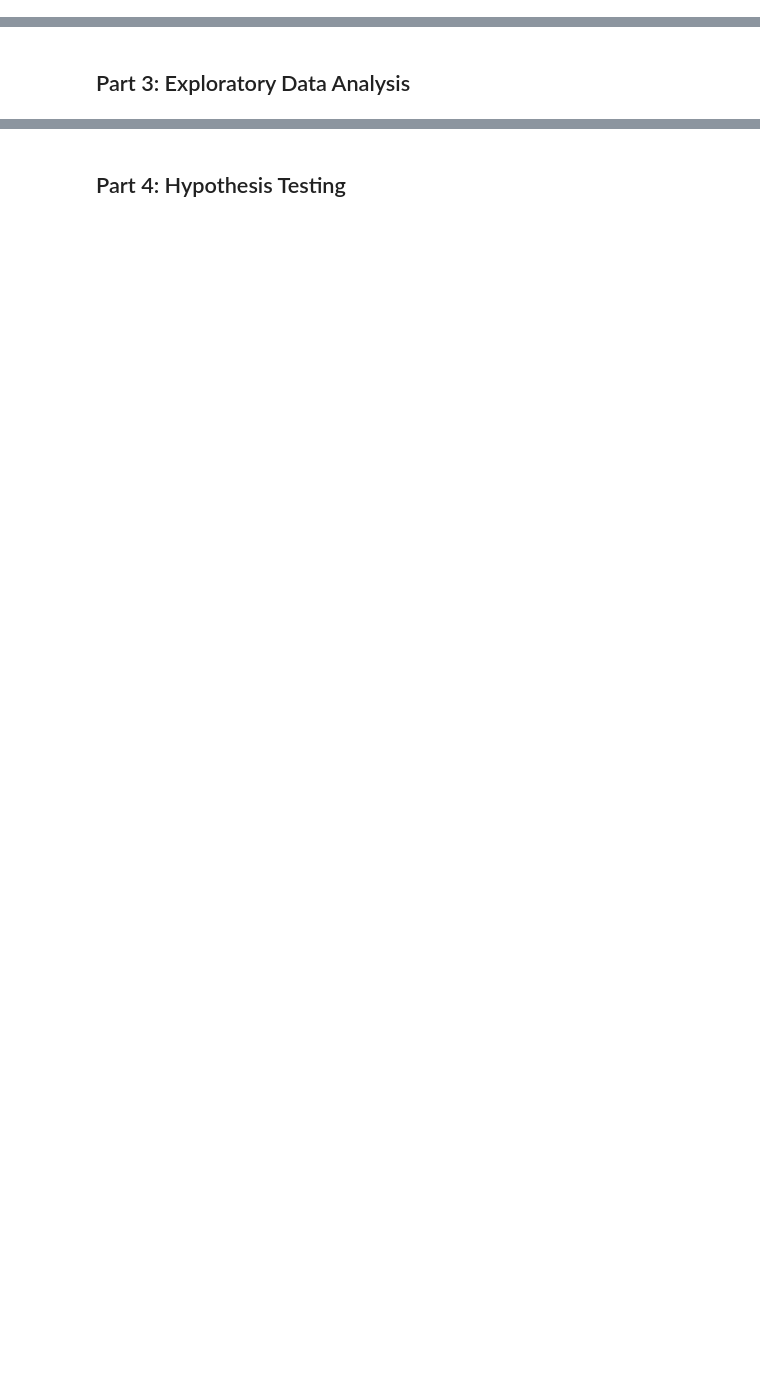
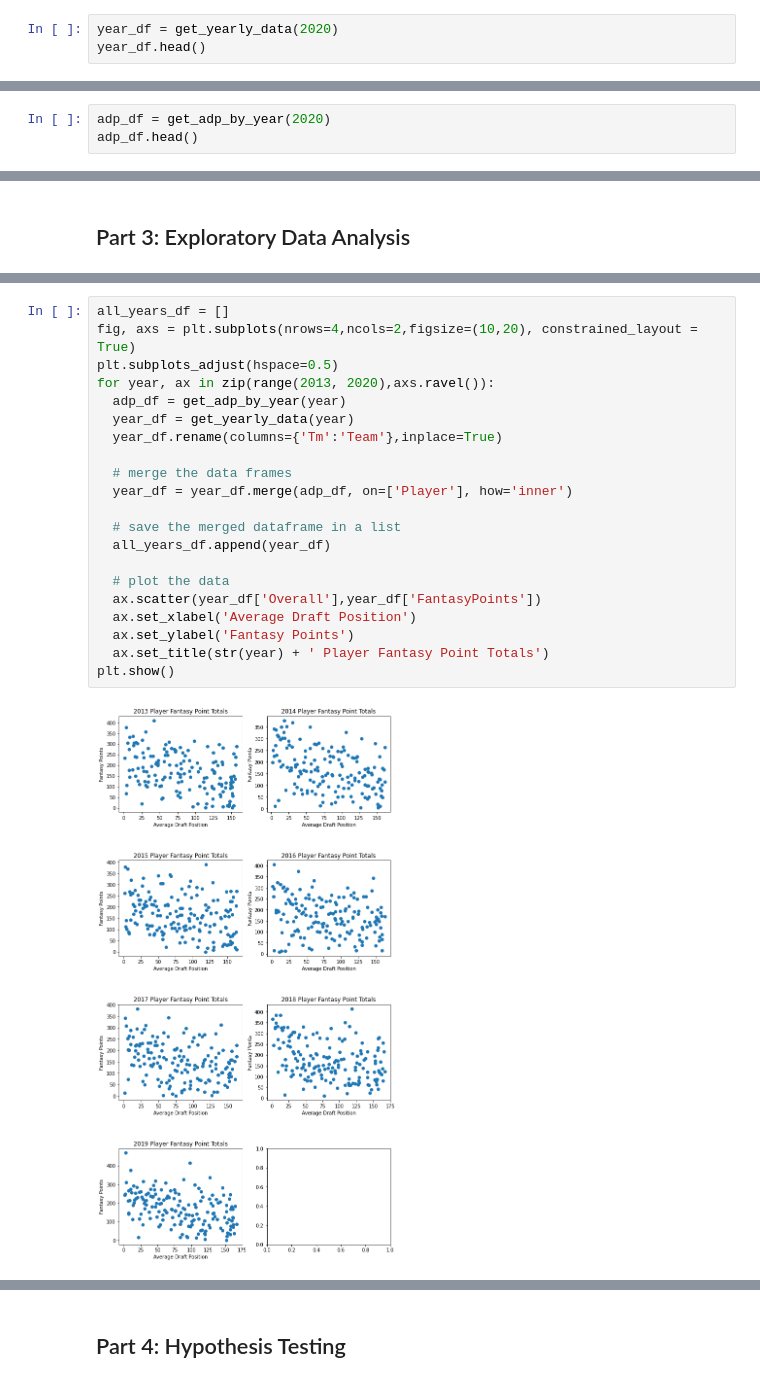
Before and after one commit to jwelsh8/jwelsh8.github.io, a Jupyter notebook: FFB_Tutorial.ipynb, the cells around one changed output, grey strips where cells are left out. Cells and saved outputs as stored; diff of their text form; blank space fills up the shorter version.

```diff
--- a/FFB_Tutorial.ipynb
+++ b/FFB_Tutorial.ipynb
@@ -69,0 +136,3 @@ sos_df
+# %%
+year_df = get_yearly_data(2020)
+year_df.head()
@@ -88,0 +322,3 @@ week_df
+# %%
+adp_df = get_adp_by_year(2020)
+adp_df.head()
@@ -90,0 +414,23 @@ week_df
+# %%
+all_years_df = []
+fig, axs = plt.subplots(nrows=4,ncols=2,figsize=(10,20), constrained_layout = True)
+plt.subplots_adjust(hspace=0.5)
+for year, ax in zip(range(2013, 2020),axs.ravel()):
+  adp_df = get_adp_by_year(year)
+  year_df = get_yearly_data(year)
+  year_df.rename(columns={'Tm':'Team'},inplace=True)
+
+  # merge the data frames
+  year_df = year_df.merge(adp_df, on=['Player'], how='inner')
+
+  # save the merged dataframe in a list
+  all_years_df.append(year_df)
+
+  # plot the data
+  ax.scatter(year_df['Overall'],year_df['FantasyPoints'])
+  ax.set_xlabel('Average Draft Position')
+  ax.set_ylabel('Fantasy Points')
+  ax.set_title(str(year) + ' Player Fantasy Point Totals')
+plt.show()
+# %% [output]
+[figure, added]
```
Also changed, not shown: parts of 71 cells of this notebook, 1 other file.
